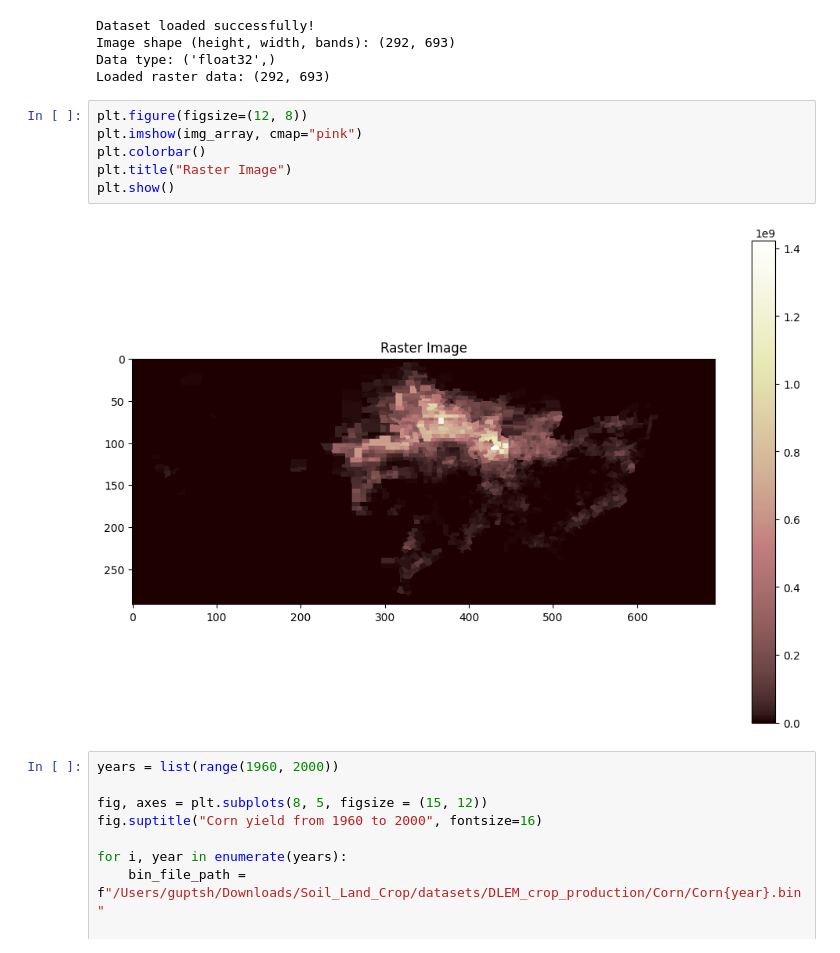
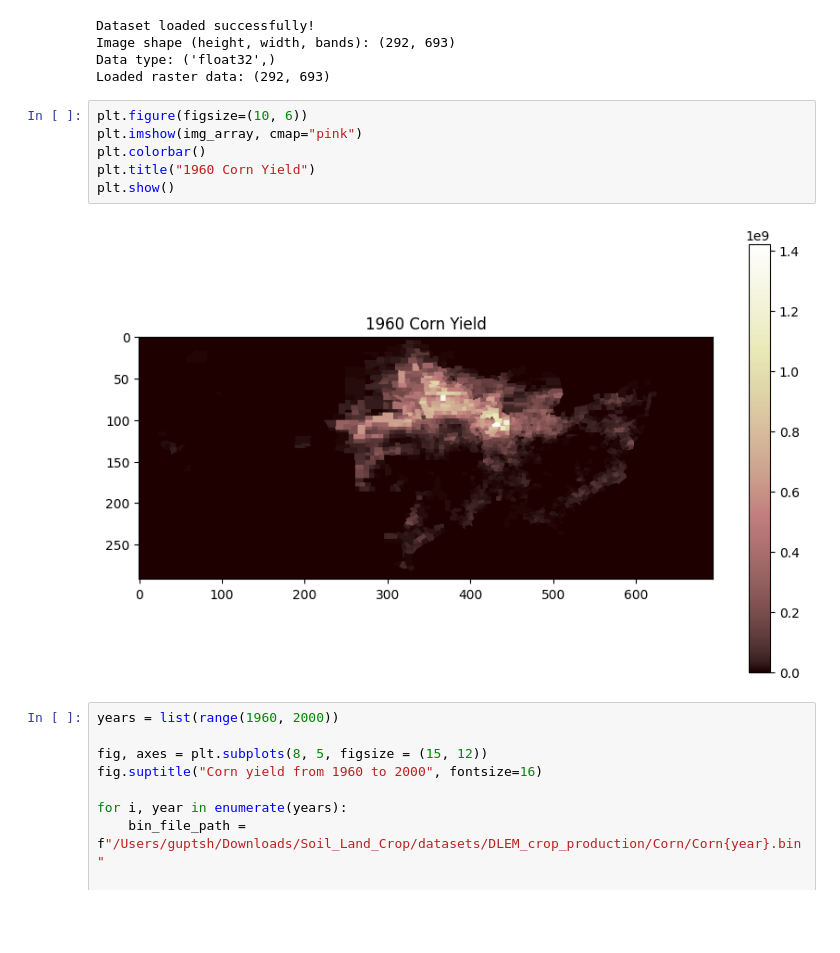
Before and after one commit to shrey-gupta/soil-land-crop, a Jupyter notebook: DLEM.ipynb, the cells around one changed output. Drawn from its saved outputs; the diff is of its cells as text; blank space fills up the shorter version.

```diff
--- a/DLEM.ipynb
+++ b/DLEM.ipynb
@@ -56,13 +56,13 @@ Image shape (height, width, bands): (292, 693)
 Data type: ('float32',)
 Loaded raster data: (292, 693)
 # %%
-plt.figure(figsize=(12, 8))
+plt.figure(figsize=(10, 6))
 plt.imshow(img_array, cmap="pink")
 plt.colorbar()
-plt.title("Raster Image")
+plt.title("1960 Corn Yield")
 plt.show()
 # %% [output]
-[figure, old version]
+[figure, new version]
 # %%
 years = list(range(1960, 2000))
 
```
Also changed, not shown: 1 other file.
